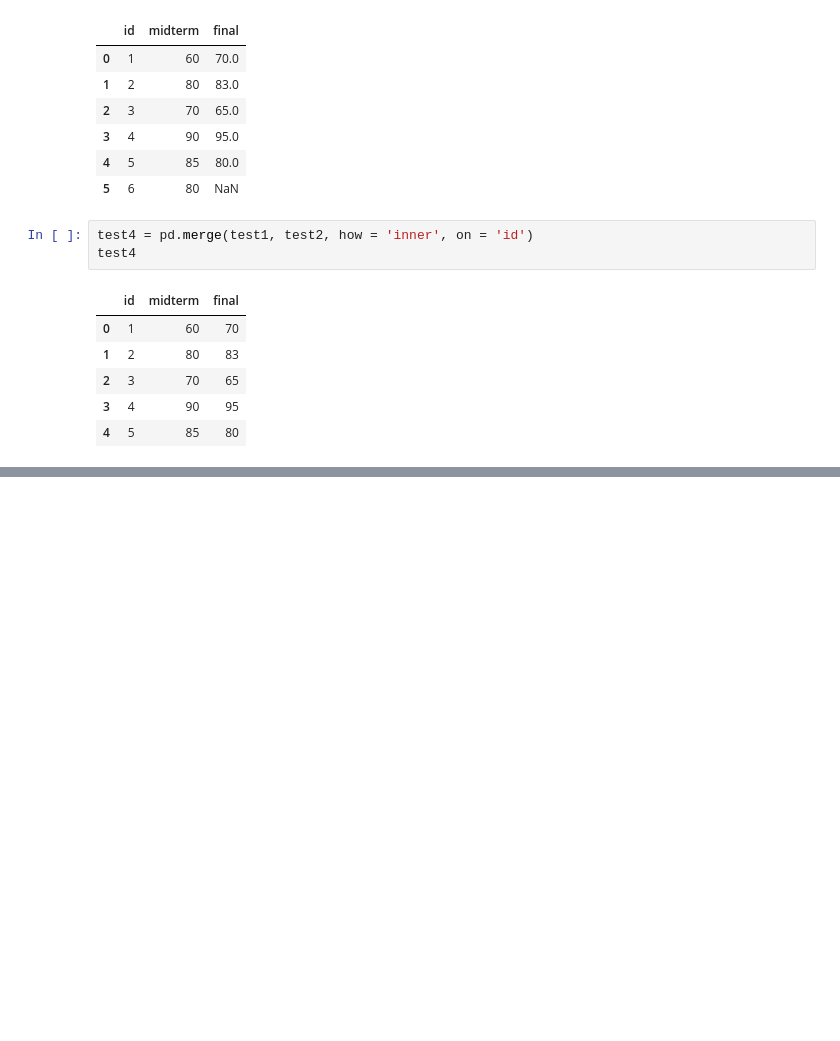
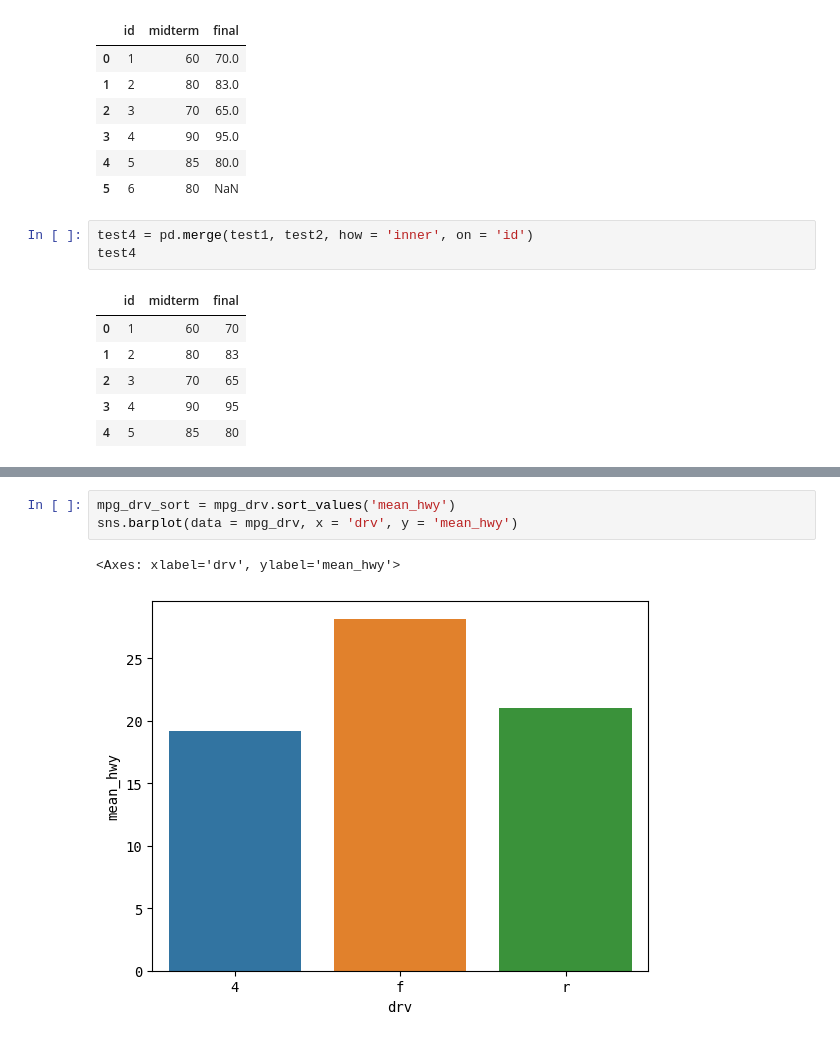
Before and after one commit to Hanjateacherson/SMHRD, a Jupyter notebook: python/03_Pandas_mpg.ipynb, the cells around one changed output, grey strips where cells are left out. Cells and saved outputs as stored; diff of their text form; blank space fills up the shorter version.

```diff
--- a/python/03_Pandas_mpg.ipynb
+++ b/python/03_Pandas_mpg.ipynb
@@ -990,0 +1188,6 @@ test4
+# %%
+mpg_drv_sort = mpg_drv.sort_values('mean_hwy')
+sns.barplot(data = mpg_drv, x = 'drv', y = 'mean_hwy')
+# %% [output]
+<Axes: xlabel='drv', ylabel='mean_hwy'>
+[figure, added]
```
Also changed, not shown: parts of 38 cells of this notebook.
